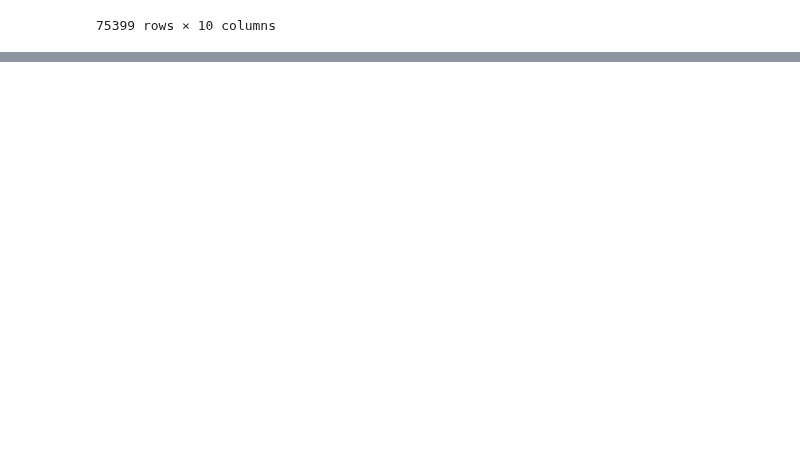
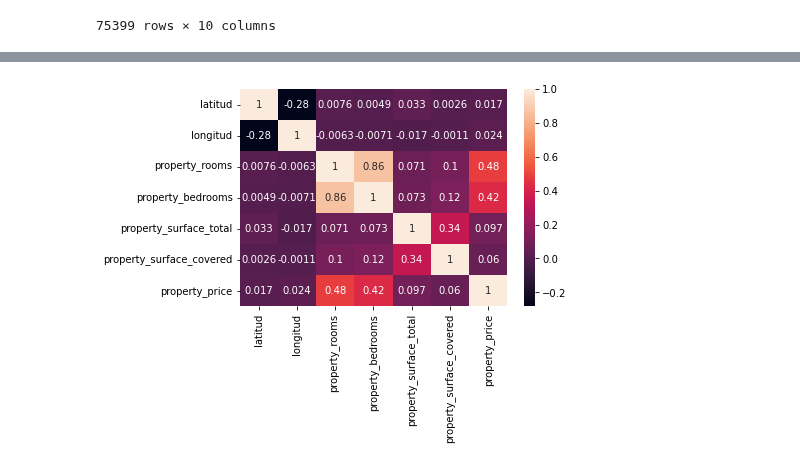
Before and after one commit to AlanRichmond/7506R-1C2024-GRUPO10, a Jupyter notebook: 7506R_TP1_GRUPO10_ENTREGA.ipynb, the cells around one changed output, grey strips where cells are left out. Saved outputs shown, nothing was run; the diff lists cells and outputs as text; code cells hidden in the pictures; blank space fills up the shorter version.

```diff
--- a/7506R_TP1_GRUPO10_ENTREGA.ipynb
+++ b/7506R_TP1_GRUPO10_ENTREGA.ipynb
@@ -182,0 +211,5 @@ conjunto_entrenamiento_reducido
+# %%
+correlacion_matrix = conjunto_entrenamiento_reducido.corr()
+grafico_correlacion=sns.heatmap(correlacion_matrix,annot=True)
+# %% [output]
+[figure, added]
```
Also changed, not shown: parts of 16 cells of this notebook.
